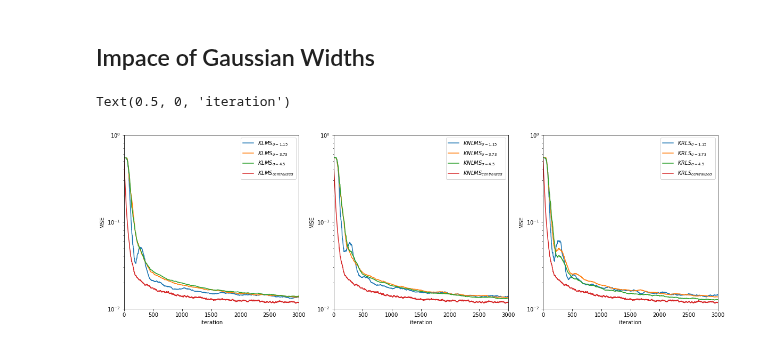
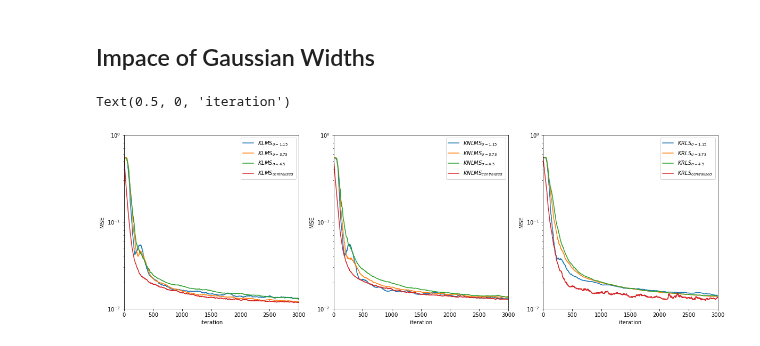
Before and after one commit to cjfelixx/machine-learning-graduate-research, a Jupyter notebook: FederatedLearing/FL_async.ipynb, the cells around one changed output. Cells and saved outputs as stored; diff of their text form; code cells hidden in the pictures.

```diff
--- a/FederatedLearing/FL_async.ipynb
+++ b/FederatedLearing/FL_async.ipynb
@@ -337,24 +336,18 @@ Text(0.5, 0, 'iteration')
 # %% [markdown]
 ## Impace of Gaussian Widths
-# %%
-D = 100
-p = 10
-sigmas = [1.15,3.73,4.5]
-amse_KLMS = []
-for s in range(len(sigmas)):
-    kernel = Kernel(sigmas[s])
 # %%
 # KLMS
 D = 100
 p = 10
 sigmas = [1.15,3.73,4.5]
 amse_KLMS = []
+amse_KLMS_cent = np.zeros(iteration)
 for s in range(len(sigmas)):
     kernel = Kernel(sigmas[s])
     KLMS_RFF = klms_rff(step_size,D)
     KLMS_RFF_cent = klms_rff(0.1,D)
     amse_epoch = np.zeros(iteration)
-    amse_cent = np.zeros(iteration)
+
     for epoch in tqdm(range(num_experiments)):
 
         # Process data and kernel
@@ -367,8 +360,9 @@ for s in range(len(sigmas)):
         FLasync = fl_async(K,h,p)
 
         # Federated learning
-        mse_cent = cent_learn(iteration,K,KLMS_RFF_cent,h,u,d)
-        amse_cent += mse_cent/num_experiments
+        if s==1:
+            mse_cent = cent_learn(iteration,K,KLMS_RFF_cent,h,u,d)
+            amse_KLMS_cent += mse_cent/num_experiments
         mse = FLasync.train(iteration,KLMS_RFF,u,d)
         amse_epoch += mse/num_experiments
     amse_KLMS.append(amse_epoch)
@@ -378,13 +372,14 @@ D = 100
 p = 10
 sigmas = [1.15,3.73,4.5]
 amse_KNLMS = []
+amse_KNLMS_cent = np.zeros(iteration)
 for s in range(len(sigmas)):
     kernel = Kernel(sigmas[s])
     KNLMS_RFF = knlms_rff(step_size,reg_coeff,D)
     KNLMS_RFF_cent = knlms_rff(0.1,1e-8,D)
 
     amse_epoch = np.zeros(iteration)
-    amse_cent = np.zeros(iteration)
+
     for epoch in tqdm(range(num_experiments)):
 
         # Process data and kernel
@@ -397,8 +392,9 @@ for s in range(len(sigmas)):
         FLasync = fl_async(K,h,p)
 
         # Federated learning
-        mse_cent = cent_learn(iteration,K,KNLMS_RFF_cent,h,u,d)
-        amse_cent += mse_cent/num_experiments
+        if s==1:
+            mse_cent = cent_learn(iteration,K,KNLMS_RFF_cent,h,u,d)
+            amse_KNLMS_cent += mse_cent/num_experiments
         mse = FLasync.train(iteration,KNLMS_RFF,u,d)
         amse_epoch += mse/num_experiments
     amse_KNLMS.append(amse_epoch)
@@ -408,12 +404,13 @@ D = 100
 p = 10
 sigmas = [1.15,3.73,4.5]
 amse_KRLS = []
+amse_KRLS_cent = np.zeros(iteration)
 for s in range(len(sigmas)):
     kernel = Kernel(sigmas[s])
-    KRLS_RFF = krls_rff(D,beta=0.01,l=1.0)
+    KRLS_RFF = krls_rff(D,beta=0.8,l=1.0)
     KRLS_RFF_cent = krls_rff(D,beta=4,l=1.0)
     amse_epoch = np.zeros(iteration)
-    amse_cent = np.zeros(iteration)
+
     for epoch in tqdm(range(num_experiments)):
 
         # Process data and kernel
@@ -426,40 +423,41 @@ for s in range(len(sigmas)):
         FLasync = fl_async(K,h,p)
 
         # Federated learning
-        mse_cent = cent_learn(iteration,K,KRLS_RFF_cent,h,u,d)
-        amse_cent += mse_cent/num_experiments
+        if s ==1:
+            mse_KRLS_cent = cent_learn(iteration,K,KRLS_RFF_cent,h,u,d)
+            amse_KRLS_cent += mse_cent/num_experiments
         mse = FLasync.train(iteration,KRLS_RFF,u,d)
         amse_epoch += mse/num_experiments
     amse_KRLS.append(amse_epoch)
 # %%
 plt.figure(figsize=(2*10, 6))
 plt.subplot(1,3,1)
 for i in range(len(amse_KLMS)):
     plt.semilogy(range(len(amse_KLMS[i])),amse_KLMS[i],label="$KLMS_{\sigma=" + str(sigmas[i])+"}$")
-plt.semilogy(range(len(amse_cent)),amse_cent,label="$KLMS_{centralized}$")
+plt.semilogy(range(len(amse_KLMS_cent)),amse_KLMS_cent,label="$KLMS_{centralized}$")
 plt.legend()
 plt.ylim([1e-2,1e0])
 plt.xlim([0,3000])
 plt.ylabel("MSE")
 plt.xlabel("iteration")
 plt.subplot(1,3,2)
 for i in range(len(amse_KNLMS)):
     plt.semilogy(range(len(amse_KNLMS[i])),amse_KNLMS[i],label="$KNLMS_{\sigma=" + str(sigmas[i])+"}$")
-plt.semilogy(range(len(amse_cent)),amse_cent,label="$KNLMS_{centralized}$")
+plt.semilogy(range(len(amse_KNLMS_cent)),amse_KNLMS_cent,label="$KNLMS_{centralized}$")
 plt.legend()
 plt.ylim([1e-2,1e0])
 plt.xlim([0,3000])
 plt.ylabel("MSE")
 plt.xlabel("iteration")
 plt.subplot(1,3,3)
 for i in range(len(amse_KRLS)):
     plt.semilogy(range(len(amse_KRLS[i])),amse_KRLS[i],label="$KRLS_{\sigma=" + str(sigmas[i])+"}$")
-plt.semilogy(range(len(amse_cent)),amse_cent,label="$KRLS_{centralized}$")
+plt.semilogy(range(len(amse_KRLS_cent)),amse_KRLS_cent,label="$KRLS_{centralized}$")
 plt.legend()
 plt.ylim([1e-2,1e0])
 plt.xlim([0,3000])
 plt.ylabel("MSE")
 plt.xlabel("iteration")
 # %% [output]
 Text(0.5, 0, 'iteration')
-[figure, old version]
+[figure, new version]
```
Also changed, not shown: parts of 9 cells of this notebook, 6 other files.
